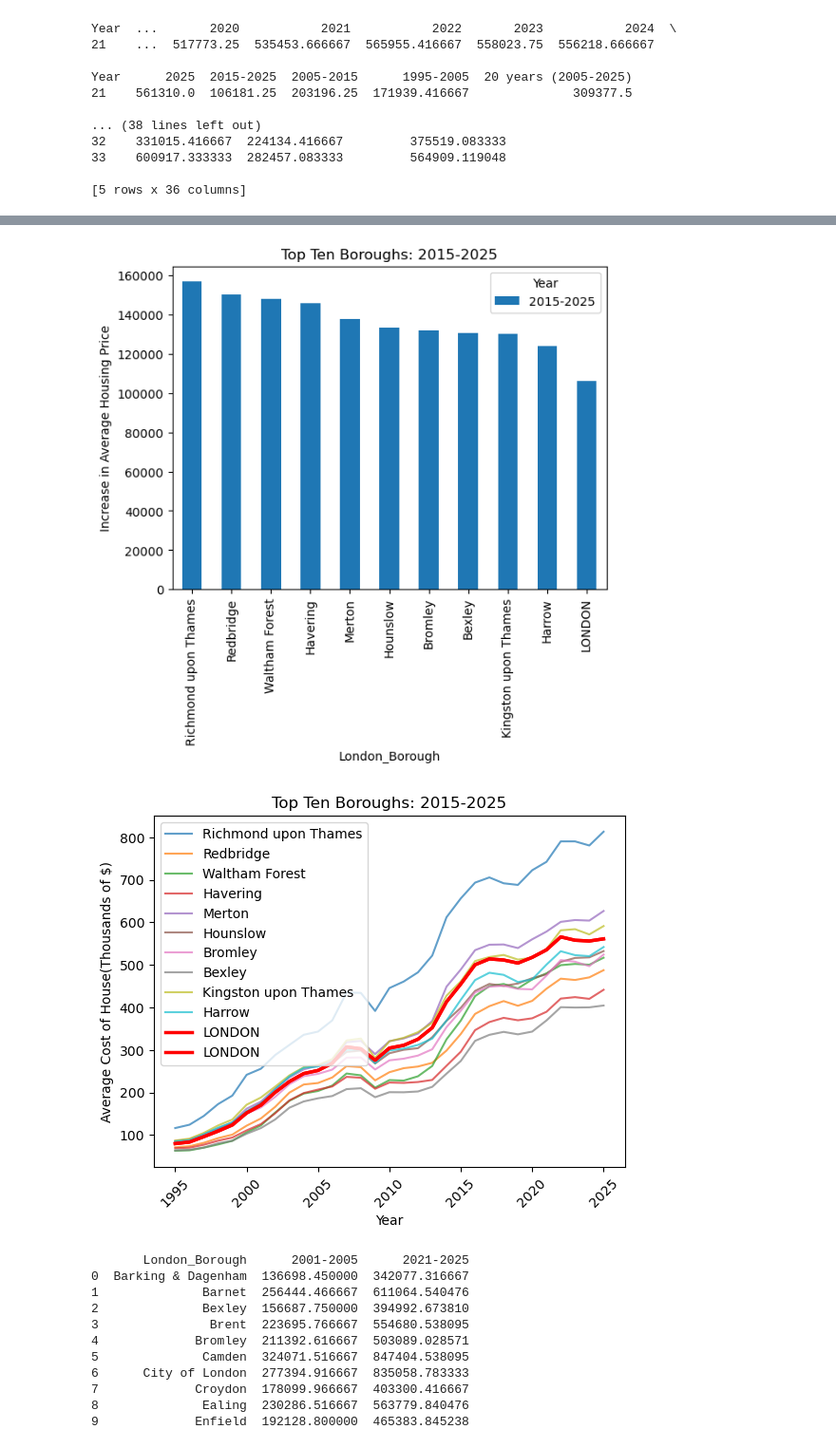
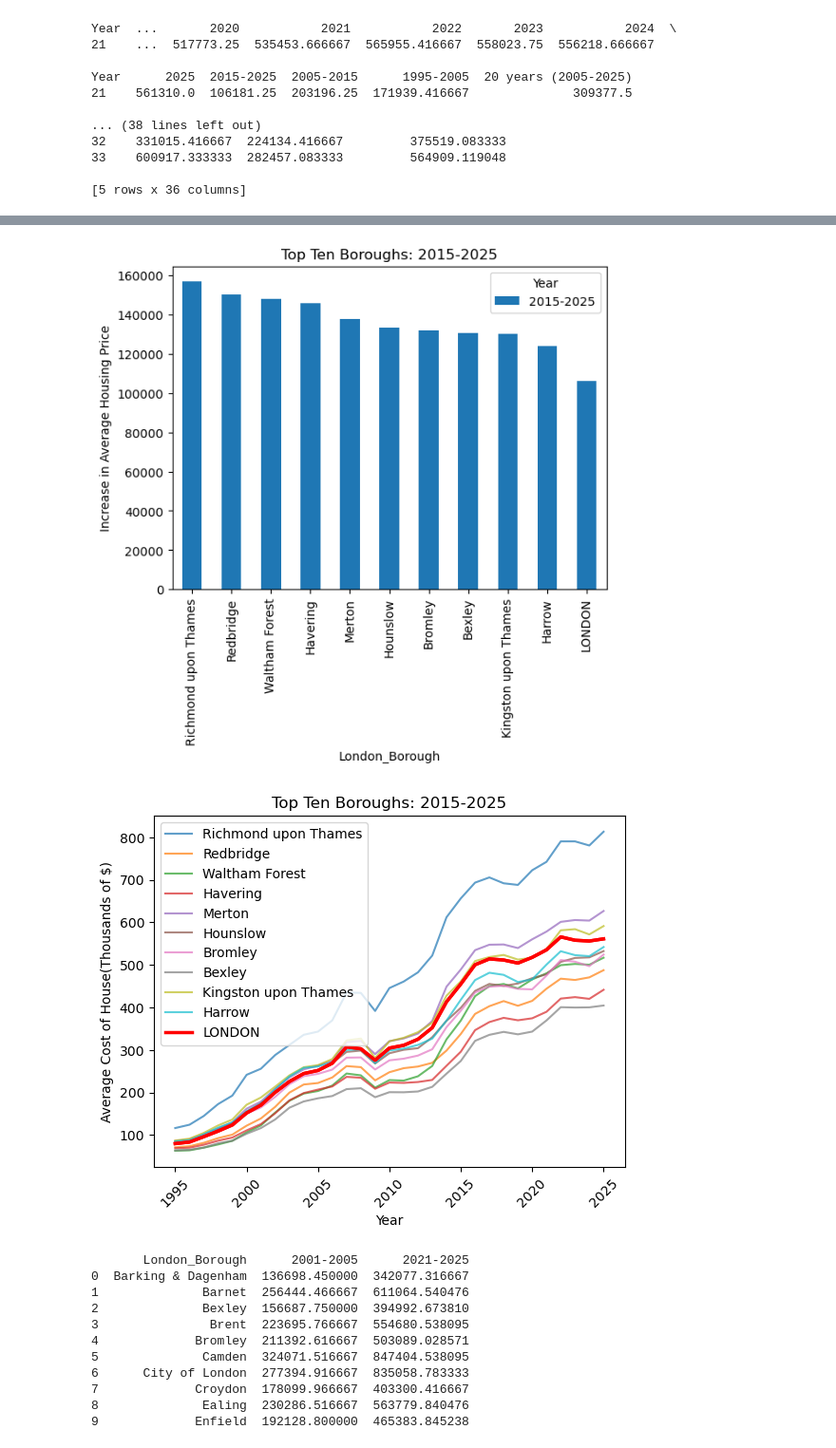
Before and after one commit to dsvoboda101/Springboard, a Jupyter notebook: London Case Study_DSS.ipynb, the cells around one changed output, grey strips where cells are left out. Shown at 95% size. Cells and saved outputs as stored; diff of their text form; code cells hidden in the pictures.

```diff
--- a/London Case Study_DSS.ipynb
+++ b/London Case Study_DSS.ipynb
@@ -237,7 +237,10 @@ def top10_linegraph(df, col):
     plt.xlabel("Year")
     plt.ylabel("Average Cost of House(Thousands of $)")
     plt.title(f"Top Ten Boroughs: {col}")
-    plt.legend()
+    plt.legend().remove()  # remove old legend
+    handles, labels = plt.gca().get_legend_handles_labels()
+    by_label = dict(zip(labels, handles))  # keep unique
+    plt.legend(by_label.values(), by_label.keys())
     plt.xticks(rotation=45)
     plt.show()
 
@@ -256,5 +259,5 @@ for col in columns:
 [figure]
-[figure, old version]
+[figure, new version]
 # %%
 # Greatest increase doesn't necessarily mean most expensive.
 # Is the cause of the increase cheap areas catching up or expensive areas getting more expesive?
```
Also changed, not shown: parts of 1 cell of this notebook.
